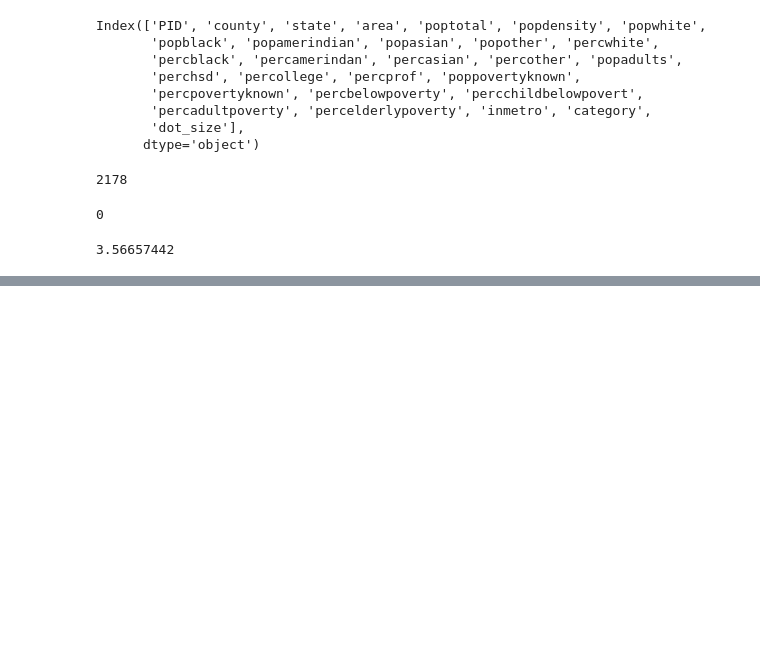
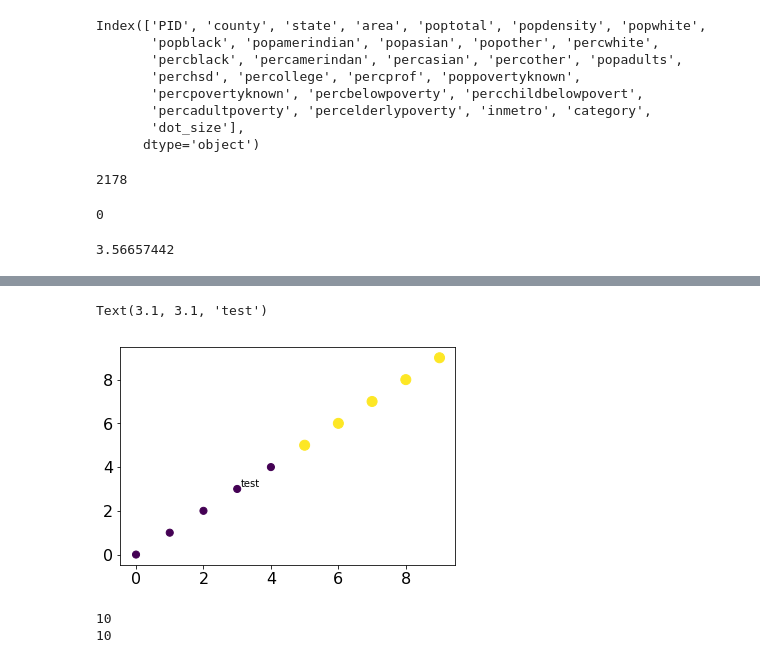
Before and after one commit to appbanana/MachineLearningAction, a Jupyter notebook: 可视化/01- 散点图 &气泡图.ipynb, the cells around one changed output, grey strips where cells are left out. Drawn from its saved outputs; the diff is of its cells as text; code cells hidden in the pictures; blank space fills up the shorter version.

```diff
--- a/可视化/01- 散点图 &气泡图.ipynb
+++ b/可视化/01- 散点图 &气泡图.ipynb
@@ -746,0 +812,16 @@ midwest.percasian.max()
+# %%
+# 标注文本
+X = np.arange(0,10,1)
+y = [0,0,0,0,0,1,1,1,1,1]
+sizes1 = [50,50,50,50,50,100,100,100,100,100]
+plt.scatter(X, X, s=sizes1, c=y)
+plt.text(X[3]+0.1, X[3]+0.1, s='test')
+# %% [output]
+Text(3.1, 3.1, 'test')
+[figure, added]
+# %%
+print(len(y))
+print(len(sizes1))
+# %% [output]
+10
+10
```
Also changed, not shown: parts of 19 cells of this notebook, 1 other file.
